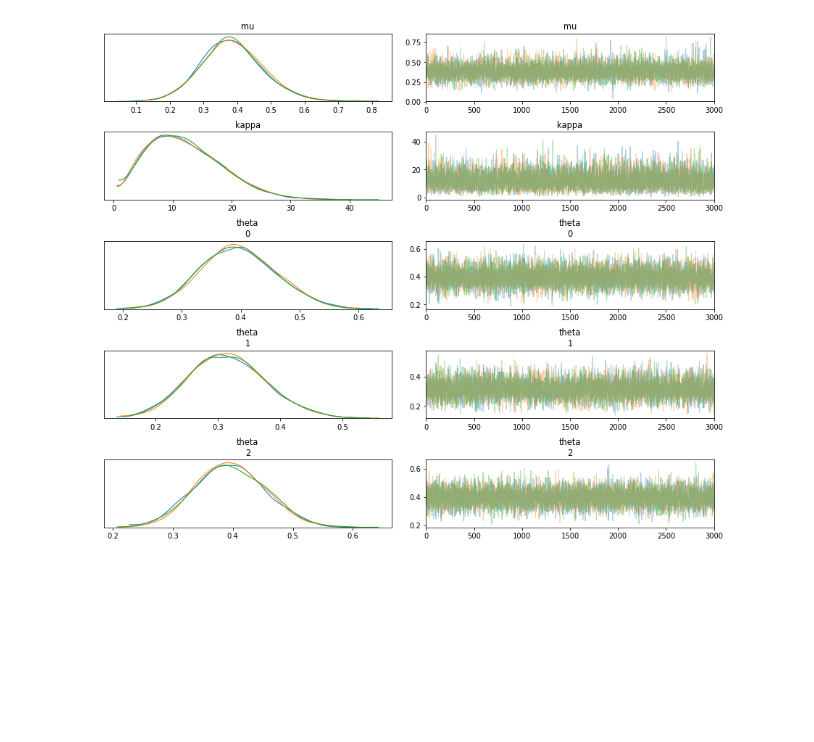
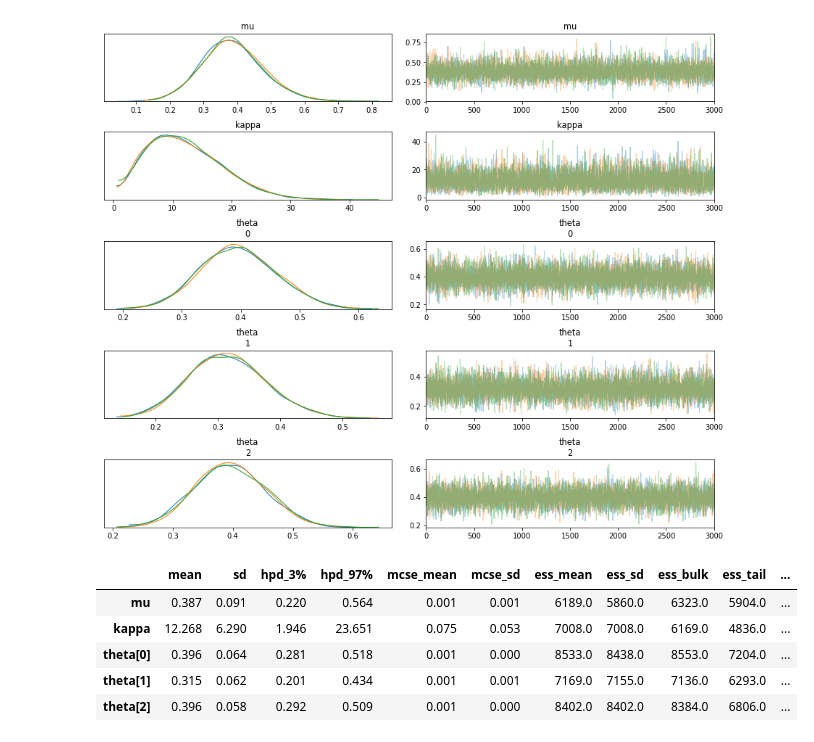
Before and after one commit to son520804/Bayesian_Statistics_MOOC, a Jupyter notebook: Hierarchical_Model.ipynb, the cells around one changed output. Drawn from its saved outputs; the diff is of its cells as text; code cells hidden in the pictures; blank space fills up the shorter version.

```diff
--- a/Hierarchical_Model.ipynb
+++ b/Hierarchical_Model.ipynb
@@ -37,3 +37,12 @@ az.plot_trace(trace)
 plt.show()
 # %% [output]
 [figure]
+# %%
+az.summary(trace)
+# %% [output]
+|  | mean | sd | hpd_3% | hpd_97% | mcse_mean | mcse_sd | ess_mean | ess_sd | ess_bulk | ess_tail | ... |
+| mu | 0.387 | 0.091 | 0.220 | 0.564 | 0.001 | 0.001 | 6189.0 | 5860.0 | 6323.0 | 5904.0 | ... |
+| kappa | 12.268 | 6.290 | 1.946 | 23.651 | 0.075 | 0.053 | 7008.0 | 7008.0 | 6169.0 | 4836.0 | ... |
+| theta[0] | 0.396 | 0.064 | 0.281 | 0.518 | 0.001 | 0.000 | 8533.0 | 8438.0 | 8553.0 | 7204.0 | ... |
+| theta[1] | 0.315 | 0.062 | 0.201 | 0.434 | 0.001 | 0.001 | 7169.0 | 7155.0 | 7136.0 | 6293.0 | ... |
+| theta[2] | 0.396 | 0.058 | 0.292 | 0.509 | 0.001 | 0.000 | 8402.0 | 8402.0 | 8384.0 | 6806.0 | ... |
```
Also changed, not shown: parts of 5 cells of this notebook.
